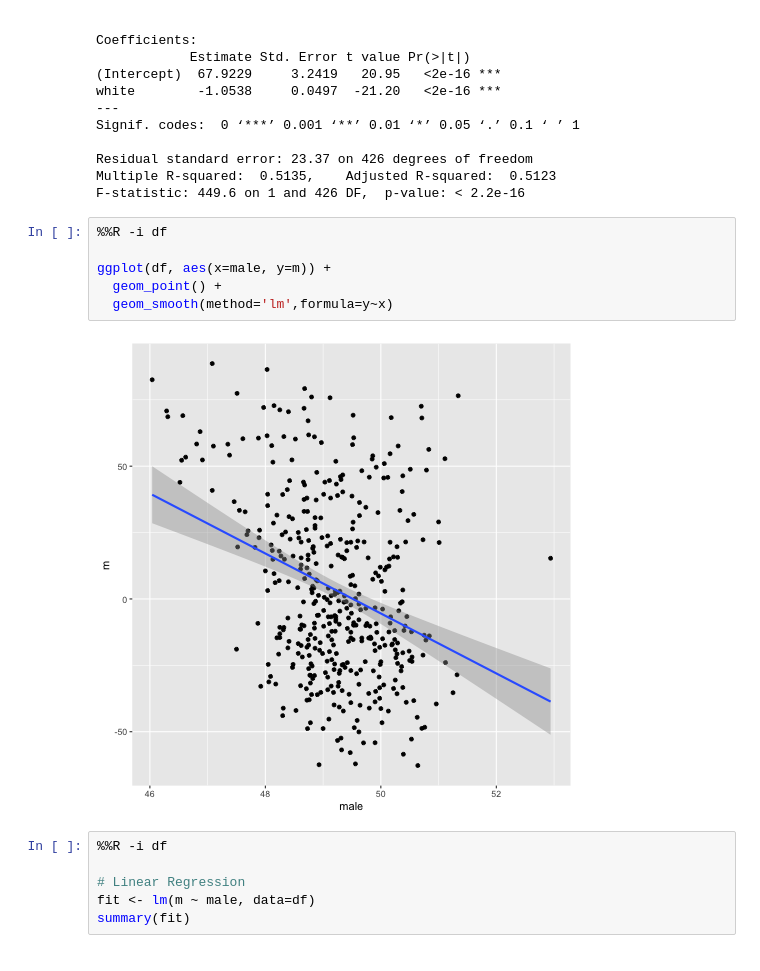
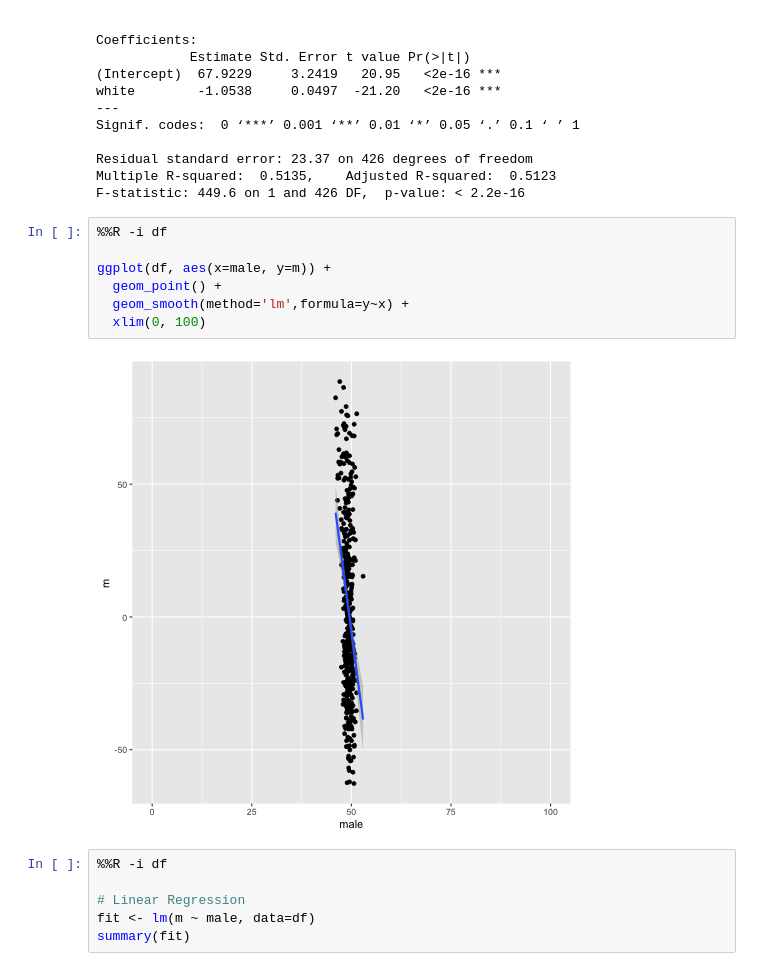
Before and after one commit to dmil/wrangler-polls, a Jupyter notebook: election-results.ipynb, the cells around one changed output. Saved outputs shown, nothing was run; the diff lists cells and outputs as text.

Commit message:
update plots

```diff
--- a/election-results.ipynb
+++ b/election-results.ipynb
@@ -146,11 +148,12 @@ F-statistic: 449.6 on 1 and 426 DF,  p-value: < 2.2e-16
 # %%
 %%R -i df
 
 ggplot(df, aes(x=male, y=m)) +
   geom_point() +
-  geom_smooth(method='lm',formula=y~x)
+  geom_smooth(method='lm',formula=y~x) +
+  xlim(0, 100)
 # %% [output]
-[figure, old version]
+[figure, new version]
 # %%
 %%R -i df
 
```
Also changed, not shown: parts of 2 cells of this notebook.
